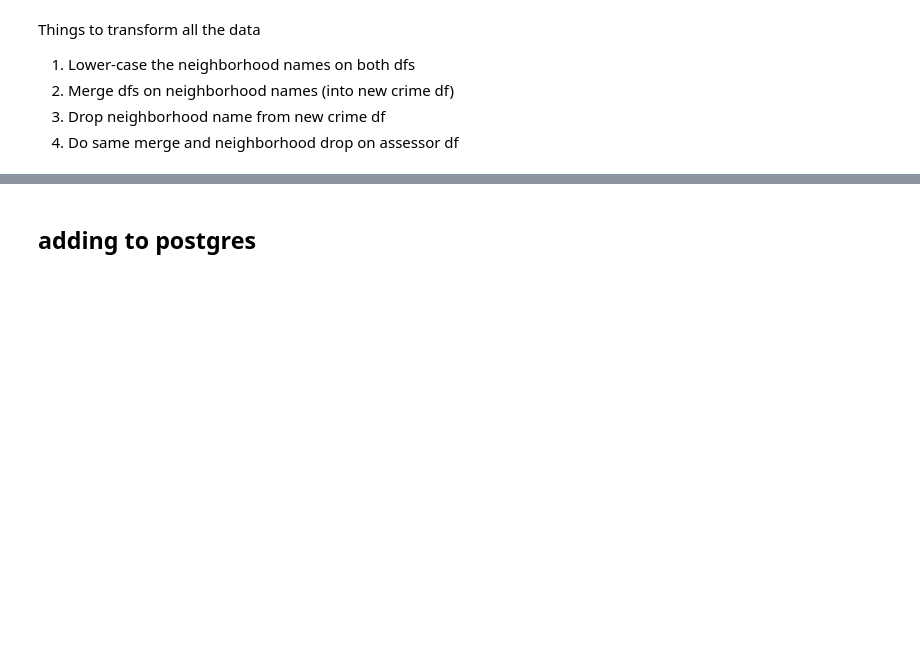
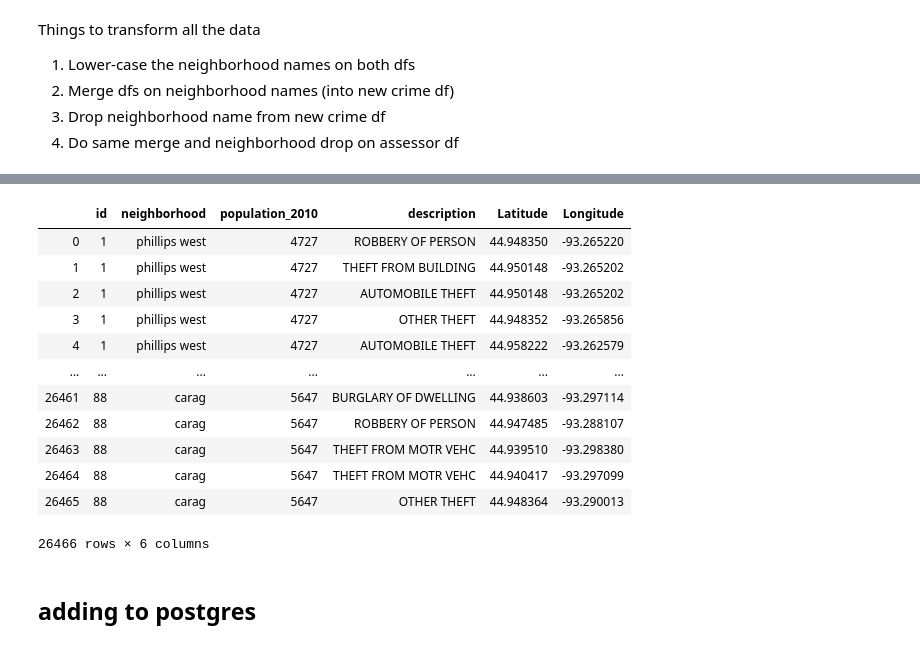
Before and after one commit to skonkiel/minneapolis_housing_etl, a Jupyter notebook: minneapolis_etl.ipynb, the cells around one changed output, grey strips where cells are left out. Saved outputs shown, nothing was run; the diff lists cells and outputs as text; code cells hidden in the pictures; blank space fills up the shorter version.

```diff
--- a/minneapolis_etl.ipynb
+++ b/minneapolis_etl.ipynb
@@ -214,9 +300,29 @@ incidents_df
 # %%
 # Katrina end
 #join crimes table with neighborhood to get neighborhood ids in crime table
 #use neighborhoods dataframe at the top of the notebook, neighborhoods is inner join
-merge_table = pd.merge(neighborhoods, incidents_df, on = "neighborhood", how = "outer")
+crimes_merged = pd.merge(neighborhoods, incidents_df, on = "neighborhood", how = "outer")
+
+mask = pd.isnull(merge_table.neighborhood)
+#print(merge_table[mask])
+merge_table[mask]["neighborhood"].isnull().value_counts()
 merge_table
+merge_table.drop([26466,26467,26468,26469,26470,26471,26472,26473,26474], inplace=True)
+merge_table
+# %% [output]
+|  | id | neighborhood | population_2010 | description | Latitude | Longitude |
+| 0 | 1 | phillips west | 4727 | ROBBERY OF PERSON | 44.948350 | -93.265220 |
+| 1 | 1 | phillips west | 4727 | THEFT FROM BUILDING | 44.950148 | -93.265202 |
+| 2 | 1 | phillips west | 4727 | AUTOMOBILE THEFT | 44.950148 | -93.265202 |
+| 3 | 1 | phillips west | 4727 | OTHER THEFT | 44.948352 | -93.265856 |
+| 4 | 1 | phillips west | 4727 | AUTOMOBILE THEFT | 44.958222 | -93.262579 |
+| ... | ... | ... | ... | ... | ... | ... |
+| 26461 | 88 | carag | 5647 | BURGLARY OF DWELLING | 44.938603 | -93.297114 |
+| 26462 | 88 | carag | 5647 | ROBBERY OF PERSON | 44.947485 | -93.288107 |
+| 26463 | 88 | carag | 5647 | THEFT FROM MOTR VEHC | 44.939510 | -93.298380 |
+| 26464 | 88 | carag | 5647 | THEFT FROM MOTR VEHC | 44.940417 | -93.297099 |
+| 26465 | 88 | carag | 5647 | OTHER THEFT | 44.948364 | -93.290013 |
+26466 rows × 6 columns
 # %% [markdown]
 ## adding to postgres
 # %%
```
Also changed, not shown: parts of 11 cells of this notebook.
